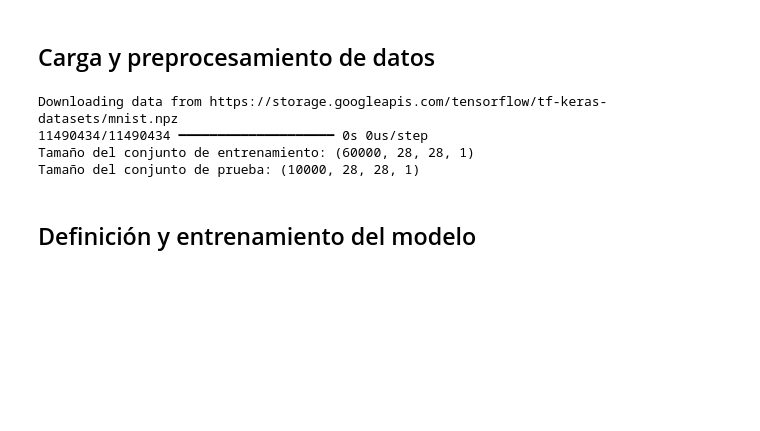
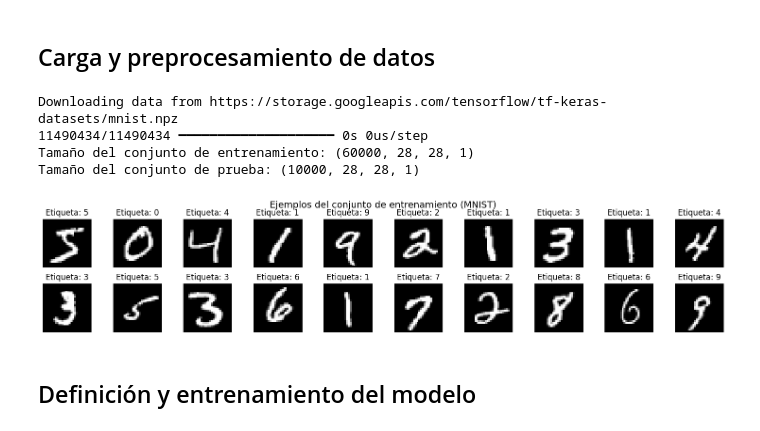
Before and after one commit to apchavezr/16.-Aprendizaje-Profundo-para-Ciencia-de-Datos, a Jupyter notebook: CNN_MNIST_Ejercicio.ipynb, the cells around one changed output. Saved outputs shown, nothing was run; the diff lists cells and outputs as text; code cells hidden in the pictures; blank space fills up the shorter version.

```diff
--- a/CNN_MNIST_Ejercicio.ipynb
+++ b/CNN_MNIST_Ejercicio.ipynb
@@ -37,6 +37,22 @@ Downloading data from https://storage.googleapis.com/tensorflow/tf-keras-dataset
 11490434/11490434 ━━━━━━━━━━━━━━━━━━━━ 0s 0us/step
 Tamaño del conjunto de entrenamiento: (60000, 28, 28, 1)
 Tamaño del conjunto de prueba: (10000, 28, 28, 1)
+# %%
+# Visualización de los datos
+fig, axes = plt.subplots(2, 10, figsize=(15, 3))
+fig.suptitle("Ejemplos del conjunto de entrenamiento (MNIST)", fontsize=14)
+
+for i, ax in enumerate(axes.flat):
+    ax.imshow(x_train[i].reshape(28, 28), cmap='gray')
+    ax.set_title(f"Etiqueta: {np.argmax(y_train[i])}")
+    ax.axis('off')
+
+plt.tight_layout()
+plt.subplots_adjust(top=0.85)
+plt.savefig("ejemplos_mnist_procesados.png")
+plt.show()
+# %% [output]
+[figure, added]
 # %% [markdown]
 ## Definición y entrenamiento del modelo
 # %%
```
